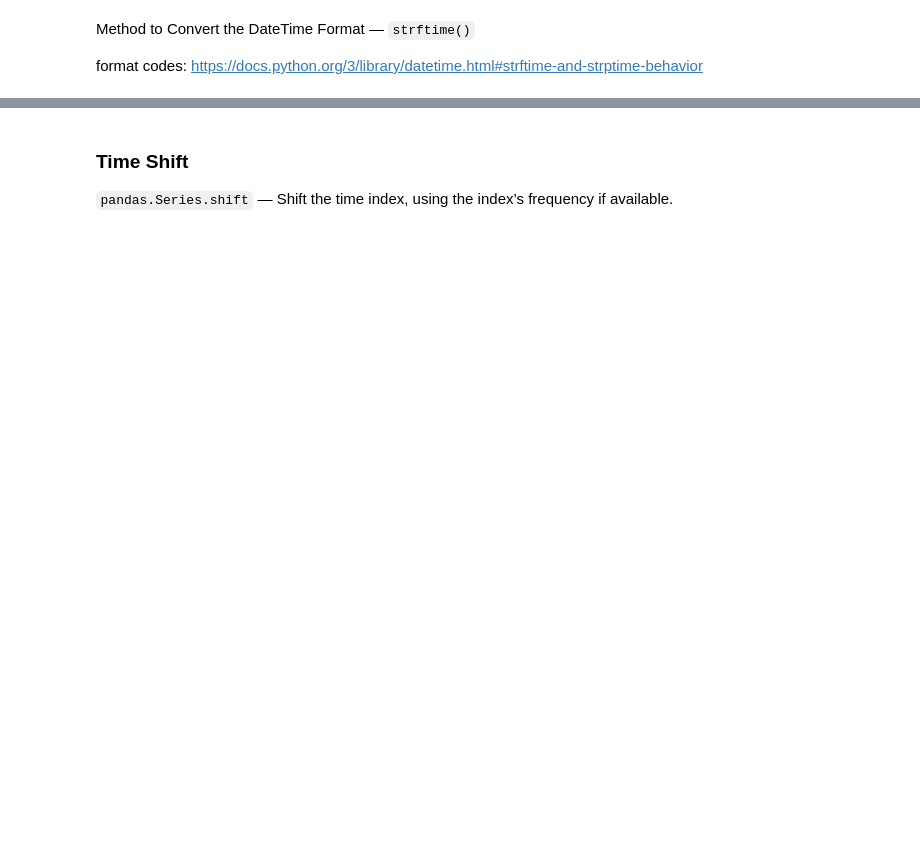
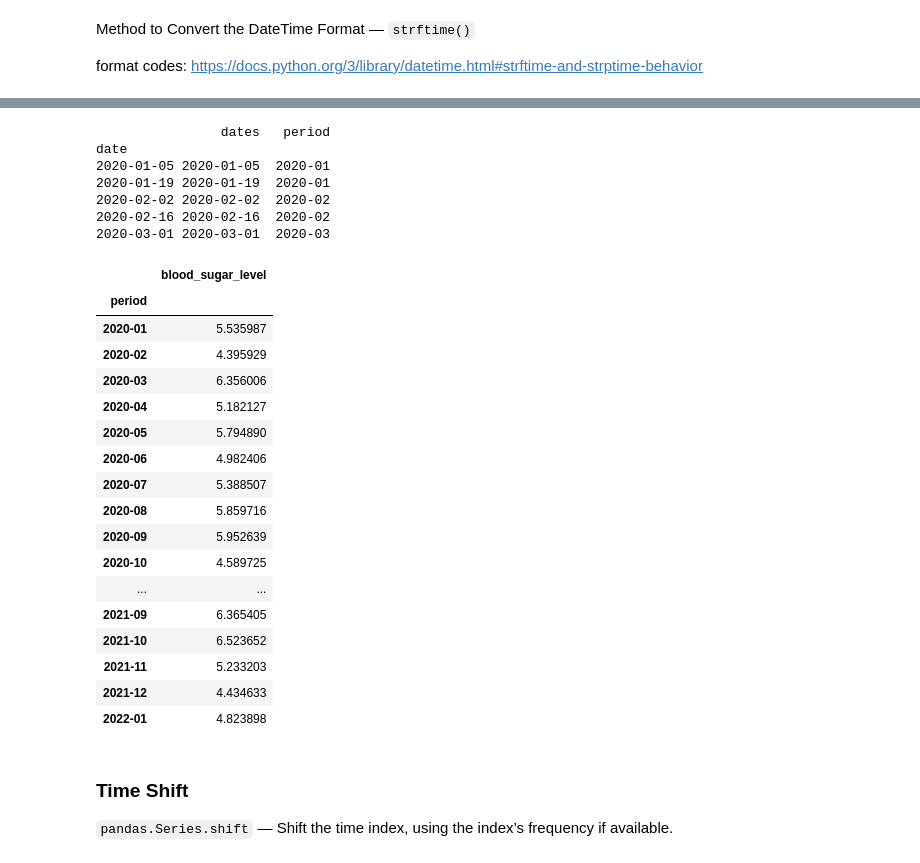
Before and after one commit to lennertamas/pandas, a Jupyter notebook: 14-TimeSeries/14-timeseries.ipynb, the cells around one changed output, grey strips where cells are left out. Drawn from its saved outputs; the diff is of its cells as text; code cells hidden in the pictures; blank space fills up the shorter version.

```diff
--- a/14-TimeSeries/14-timeseries.ipynb
+++ b/14-TimeSeries/14-timeseries.ipynb
@@ -72,3 +119,36 @@ df.head()
+# %%
+df["period"] = df["dates"].dt.to_period(freq="M")
+print(df[['dates', 'period']].head())
+
+#Create a pivot with groupped records by new monthly period
+df_pivot = pd.pivot_table(data=df, index="period", values="blood_sugar_level", aggfunc=np.mean)
+df_pivot
+# %% [output]
+                dates   period
+date
+2020-01-05 2020-01-05  2020-01
+2020-01-19 2020-01-19  2020-01
+2020-02-02 2020-02-02  2020-02
+2020-02-16 2020-02-16  2020-02
+2020-03-01 2020-03-01  2020-03
+|  | blood_sugar_level |
+| period |  |
+| 2020-01 | 5.535987 |
+| 2020-02 | 4.395929 |
+| 2020-03 | 6.356006 |
+| 2020-04 | 5.182127 |
+| 2020-05 | 5.794890 |
+| 2020-06 | 4.982406 |
+| 2020-07 | 5.388507 |
+| 2020-08 | 5.859716 |
+| 2020-09 | 5.952639 |
+| 2020-10 | 4.589725 |
+| ... | ... |
+| 2021-09 | 6.365405 |
+| 2021-10 | 6.523652 |
+| 2021-11 | 5.233203 |
+| 2021-12 | 4.434633 |
+| 2022-01 | 4.823898 |
 # %% [markdown]
 ### Time Shift
 
```
Also changed, not shown: parts of 14 cells of this notebook, 6 other files.
